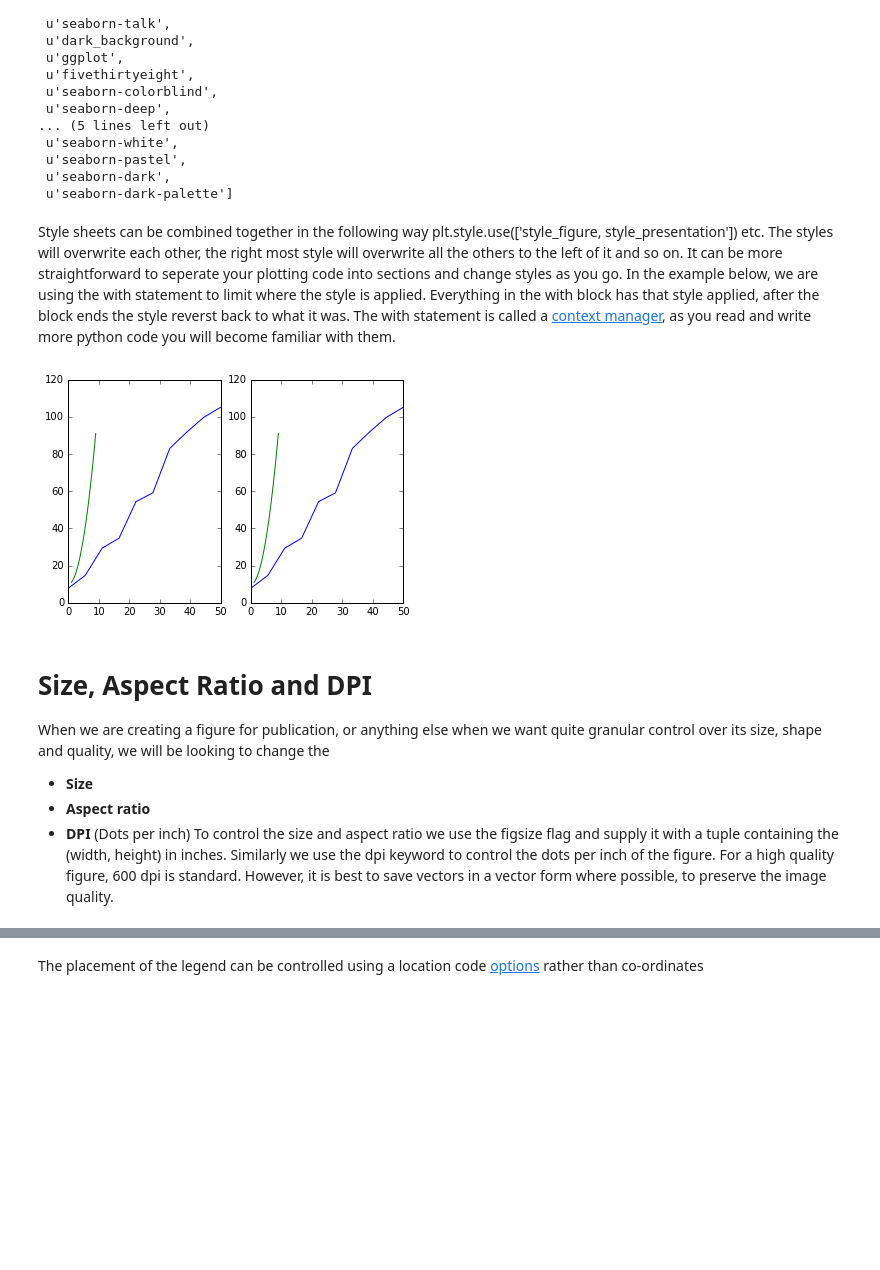
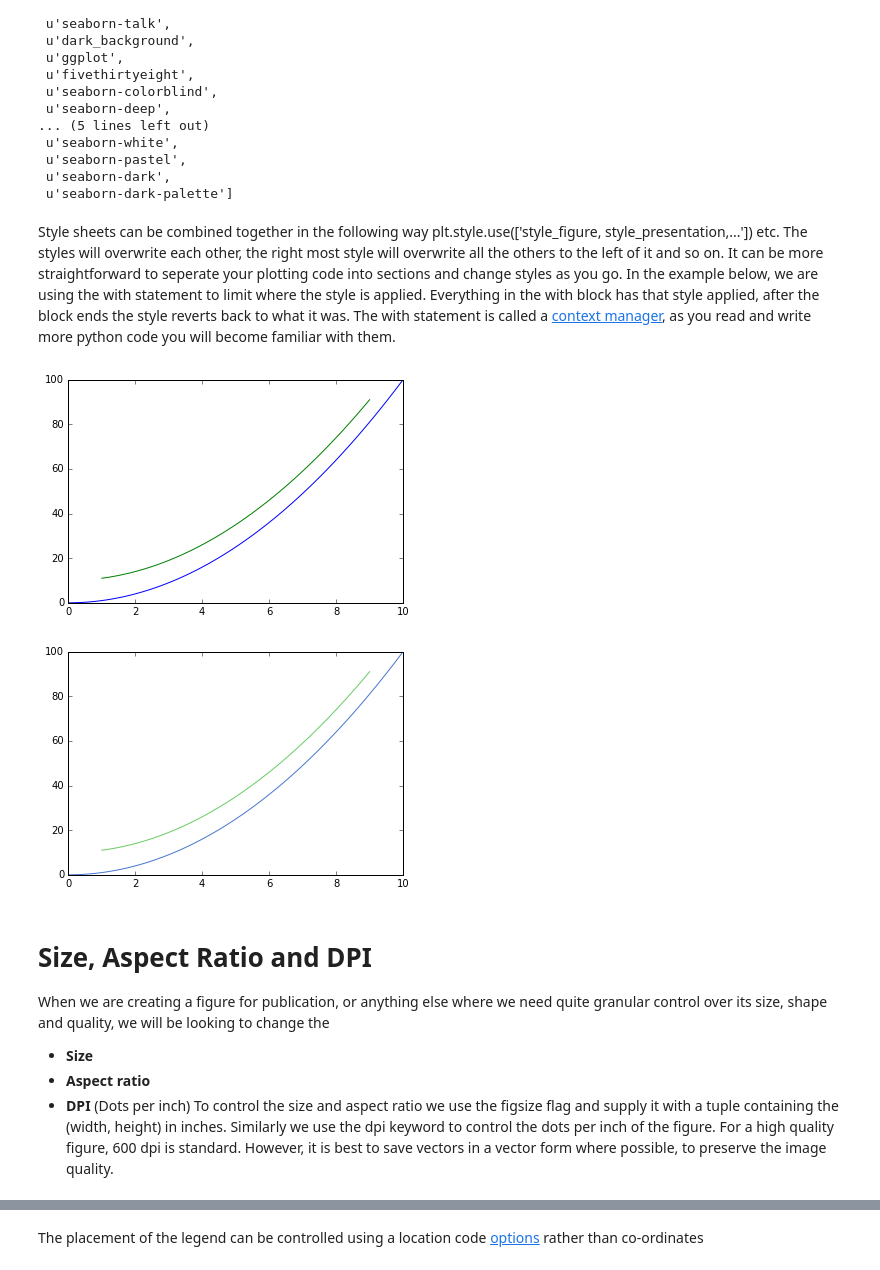
Before and after one commit to digital-skills-for-researchers/coursebook, a Jupyter notebook: modules/data-visualisation/ipython-notebook/matplotlib_notebook.ipynb, the cells around one changed output, grey strips where cells are left out. Saved outputs shown, nothing was run; the diff lists cells and outputs as text; code cells hidden in the pictures; blank space fills up the shorter version.

```diff
--- a/modules/data-visualisation/ipython-notebook/matplotlib_notebook.ipynb
+++ b/modules/data-visualisation/ipython-notebook/matplotlib_notebook.ipynb
@@ -66,7 +61,7 @@ To add another series we call the plot command again, supplying x and y values a
 # %%
-x_prime = np.linspace(1,9,80)
+x_prime = np.linspace(1,9,40)
 z = np.power(x_prime,2)+10
 plt.plot(x,y)
-plt.plot(x_prime,z)
+plt.scatter(x_prime,z)
 plt.show()
 # %% [output]
@@ -275,35 +284,31 @@ plt.style.available
  u'seaborn-dark-palette']
 # %% [markdown]
 Style sheets can be combined together in the following way
-    plt.style.use(['style_figure, style_presentation'])
+    plt.style.use(['style_figure, style_presentation,...'])
 etc. The styles will overwrite each other, the right most style will overwrite all the others to the left of it and so on. It can be more straightforward to seperate your plotting code into sections and change styles as you go. In the example below, we are using the
     with
 statement to limit where the style is applied. Everything in the
     with
-block has that style applied, after the block ends the style reverst back to what it was. The
+block has that style applied, after the block ends the style reverts back to what it was. The
     with
 statement is called a [context manager](http://book.pythontips.com/en/latest/context_managers.html), as you read and write more python code you will become familiar with them.
 # %%
-
-plt.subplot(1,2,1)
-
 plt.plot(x,y)
 plt.plot(x_prime,z)
-
-
-plt.subplot(1,2,2)
+plt.show()
 
 with plt.style.context('seaborn-muted'):
     plt.plot(x,y)
     plt.plot(x_prime,z)
 
 plt.show()
 # %% [output]
-[figure, old version]
+[figure, new version]
+[figure, added]
 # %% [markdown]
 # Size, Aspect Ratio and DPI
 
-When we are creating a figure for publication, or anything else when we want quite granular control over its size, shape and quality, we will be looking to change the
+When we are creating a figure for publication, or anything else where we need quite granular control over its size, shape and quality, we will be looking to change the
 * **Size**
 * **Aspect ratio**
 * **DPI** (Dots per inch)
```
Also changed, not shown: parts of 48 cells of this notebook, 1 other file.
